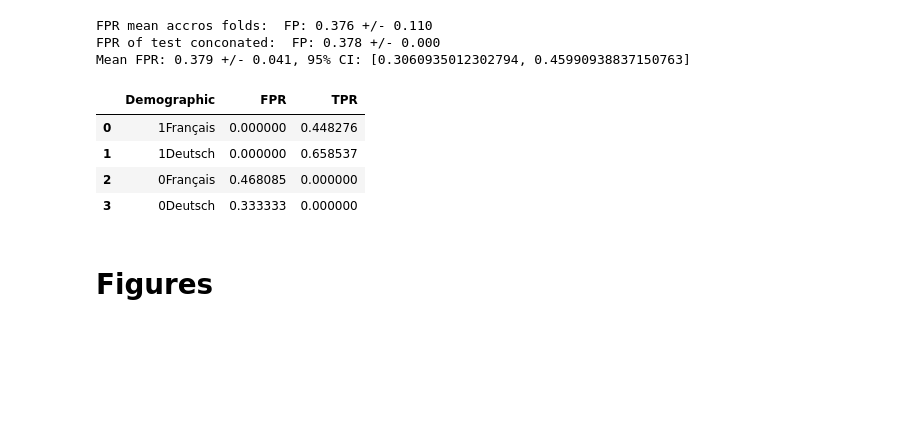
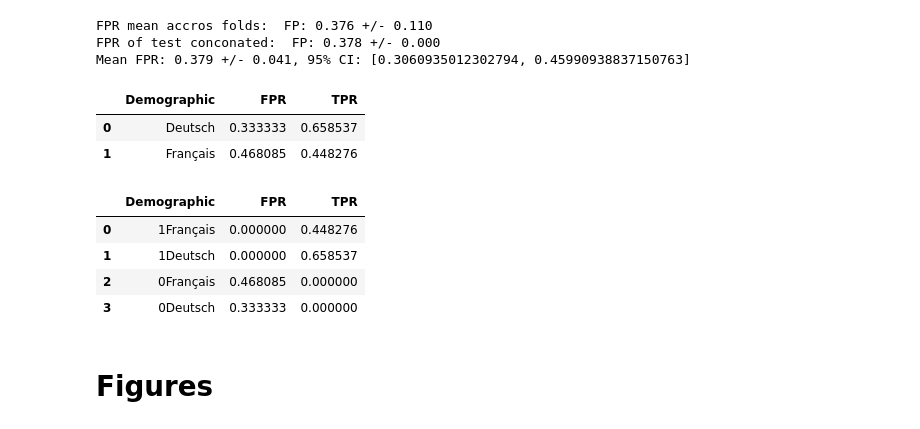
Before and after one commit to CS-433/ml-project-2-losmodelosmatemagicos, a Jupyter notebook: src/get_metrics_of_results.ipynb, the cells around one changed output. Drawn from its saved outputs; the diff is of its cells as text; code cells hidden in the pictures; blank space fills up the shorter version.

```diff
--- a/src/get_metrics_of_results.ipynb
+++ b/src/get_metrics_of_results.ipynb
@@ -22,7 +22,8 @@ def conconate_test_fold(results, nfolds=10):
     index = []
     y_real = []
     y_pred = []
-    demographics_ordered = []
+    oversampler_col = []
+    language = []
     for i in range(nfolds):
         index.extend(results[i]["test_index"])
         y_real.extend(results[i]["y_resampled_val"])
@@ -30,9 +31,11 @@ def conconate_test_fold(results, nfolds=10):
 
         # Order the demographics data according to the test index
         for idx in results[i]["test_index"]:
-            demographics_ordered.append(results["demographics"]["oversampler_col"][idx])
+            oversampler_col.append(results["demographics"]["oversampler_col"][idx])
+            language.append(results["demographics"]["language"][idx])
 
-    return dict(index=index, y_real=y_real, y_pred=y_pred, demographics=demographics_ordered)
+
+    return dict(index=index, y_real=y_real, y_pred=y_pred, oversampler_col=oversampler_col, language=language)
 
 def calculate_FPR(y_real, y_pred):
     # Calculate the confusion matrix
@@ -43,7 +46,7 @@ def calculate_FPR(y_real, y_pred):
 
     return fp_rate
 
-def bootstrap_fpr(y_true, y_pred, n_bootstrap=1000, confidence_level=0.95):
+def bootstrap_fpr(y_true, y_pred, only_fpr = False, n_bootstrap=1000, confidence_level=0.95):
     y_true = np.array(y_true)
     y_pred = np.array(y_pred)
     fpr_list = []
@@ -61,13 +64,16 @@ def bootstrap_fpr(y_true, y_pred, n_bootstrap=1000, confidence_level=0.95):
         fpr = fp / (fp + tn) if (fp + tn) != 0 else 0
         fpr_list.append(fpr)
 
-    # Calculate mean FPR and 95% confidence interval
-    fpr_mean = np.mean(fpr_list)
-    fpr_std = np.std(fpr_list)
-    lower_bound = np.percentile(fpr_list, (1 - confidence_level) / 2 * 100)
-    upper_bound = np.percentile(fpr_list, (1 + confidence_level) / 2 * 100)
+    if only_fpr:
+        return fpr_list
+    else:
+        # Calculate mean FPR and 95% confidence interval
+        fpr_mean = np.mean(fpr_list)
+        fpr_std = np.std(fpr_list)
+        lower_bound = np.percentile(fpr_list, (1 - confidence_level) / 2 * 100)
+        upper_bound = np.percentile(fpr_list, (1 + confidence_level) / 2 * 100)
 
-    return fpr_mean, fpr_std, lower_bound, upper_bound
+        return fpr_mean, fpr_std, lower_bound, upper_bound
 
 def calculate_fpr_tpr_by_demographic(y_real, y_pred, demographics):
     # Create dictionaries to hold FPR and TPR for each demographic group
@@ -157,21 +163,30 @@ FPR mean accros folds:  FP: 0.376 +/- 0.110
 FPR of test conconated:  FP: 0.378 +/- 0.000
 Mean FPR: 0.379 +/- 0.041, 95% CI: [0.3060935012302794, 0.45990938837150763]
 # %%
-# Calculate FPR and TPR by demographics
-fpr_results, tpr_results = calculate_fpr_tpr_by_demographic(test["y_real"], test["y_pred"], test["demographics"])
+lang_fpr_results, lang_tpr_results = calculate_fpr_tpr_by_demographic(test["y_real"], test["y_pred"], test["language"])
 
-results_df = pd.DataFrame({
-    'Demographic': fpr_results.keys(),
-    'FPR': fpr_results.values(),
-    'TPR': tpr_results.values()
-})
-results_df
+lang_results_df = pd.DataFrame({
+    'Demographic': lang_fpr_results.keys(),
+    'FPR': lang_fpr_results.values(),
+    'TPR': lang_tpr_results.values()})
+lang_results_df
 # %% [output]
 |  | Demographic | FPR | TPR |
-| 0 | 1Français | 0.000000 | 0.448276 |
-| 1 | 1Deutsch | 0.000000 | 0.658537 |
-| 2 | 0Français | 0.468085 | 0.000000 |
-| 3 | 0Deutsch | 0.333333 | 0.000000 |
+| 0 | Deutsch | 0.333333 | 0.658537 |
+| 1 | Français | 0.468085 | 0.448276 |
+# %%
+ov_fpr_results, ov_tpr_results = calculate_fpr_tpr_by_demographic(test["y_real"], test["y_pred"], test["oversampler_col"])
+ov_results_df = pd.DataFrame({
+    'Demographic': ov_fpr_results.keys(),
+    'FPR': ov_fpr_results.values(),
+    'TPR': ov_tpr_results.values()})
+ov_results_df
+# %% [output]
+|  | Demographic | FPR | TPR |
+| 0 | 1Français | 0.000000 | 0.448276 |
+| 1 | 1Deutsch | 0.000000 | 0.658537 |
+| 2 | 0Français | 0.468085 | 0.000000 |
+| 3 | 0Deutsch | 0.333333 | 0.000000 |
 # %% [markdown]
 # Figures
 # %%
```
Also changed, not shown: parts of 6 cells of this notebook.
